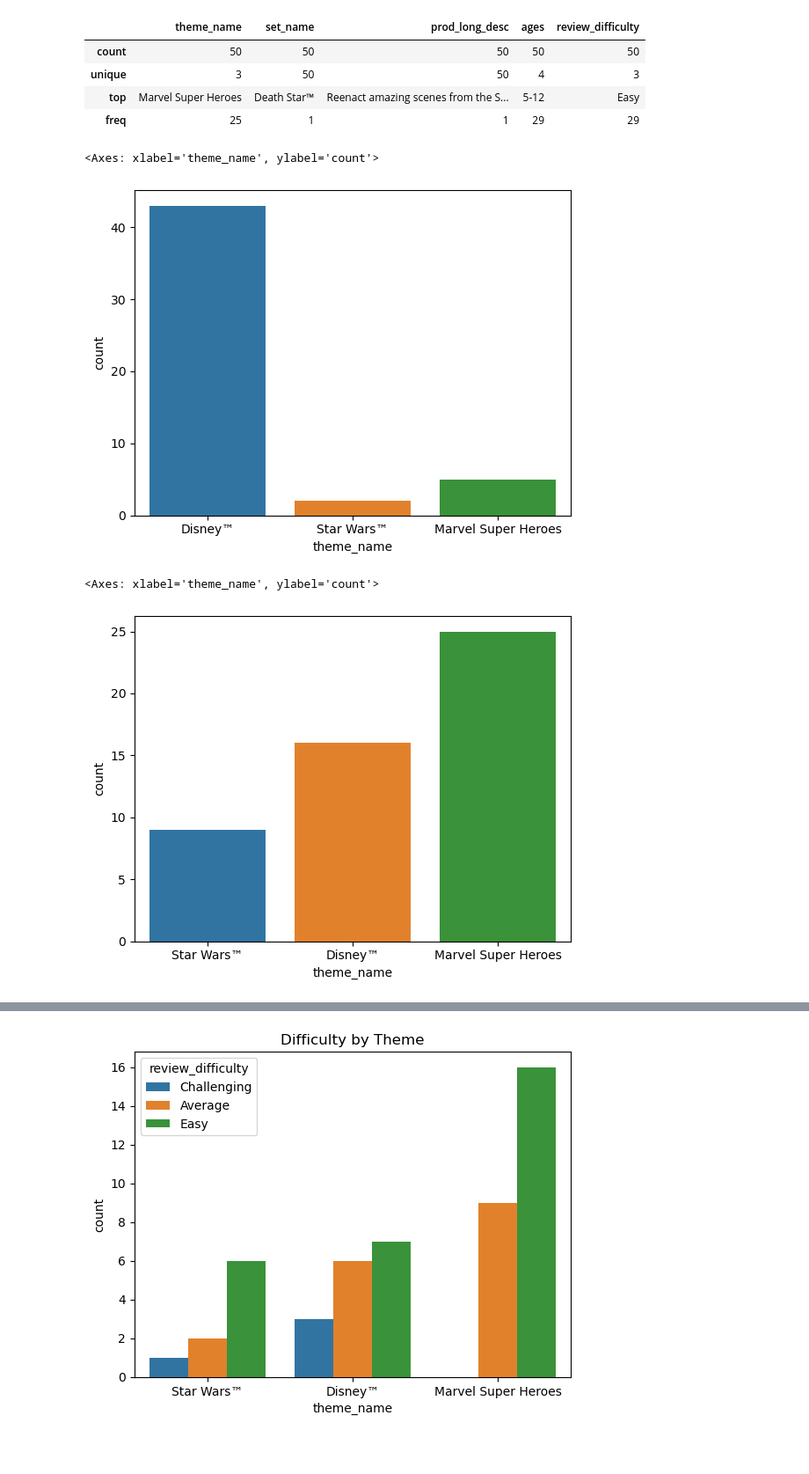
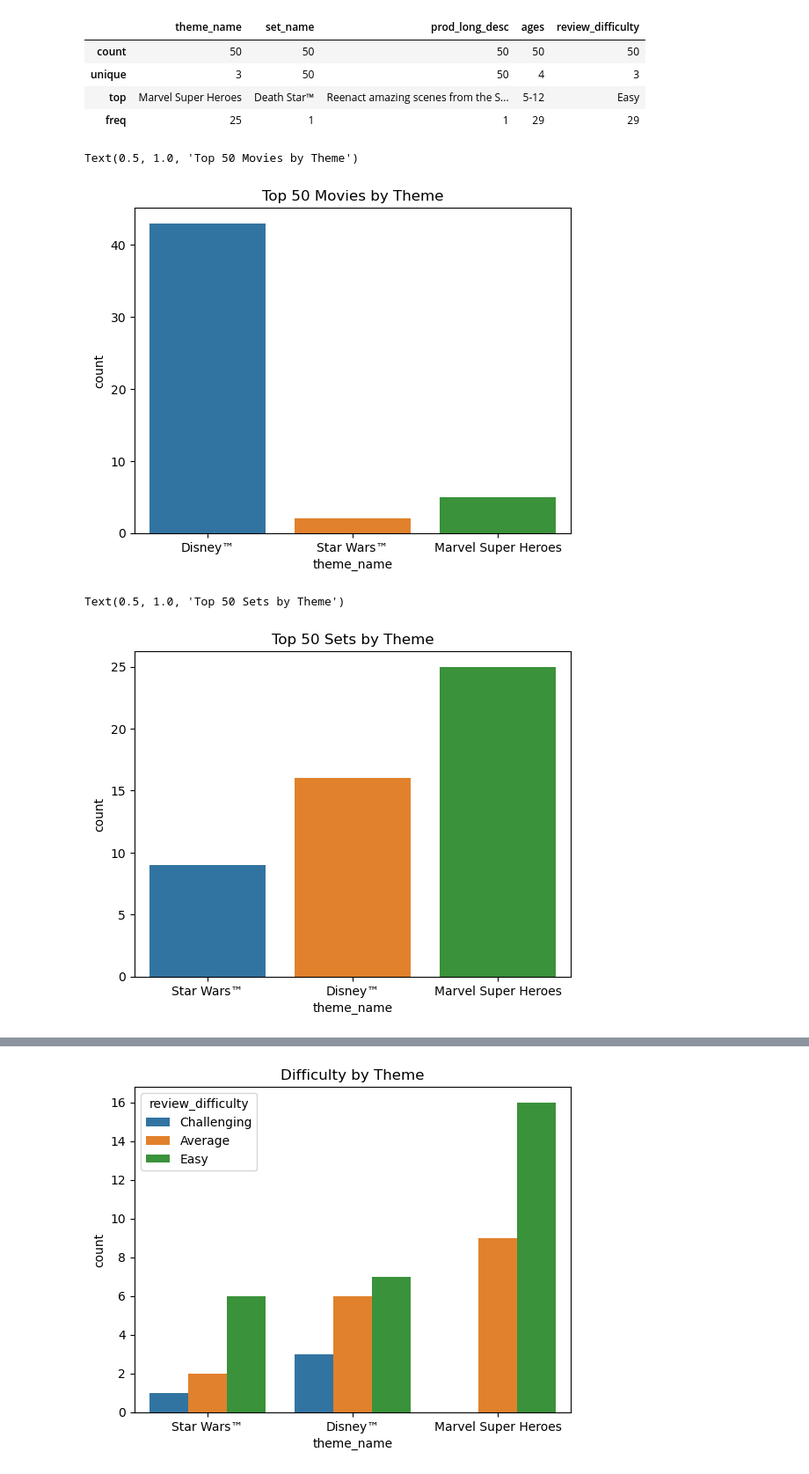
Before and after one commit to princessabrelli/Week_3_project, a Jupyter notebook: disney-legos.ipynb, the cells around one changed output, grey strips where cells are left out. Shown at 88% size. Cells and saved outputs as stored; diff of their text form; code cells hidden in the pictures; blank space fills up the shorter version.

```diff
--- a/disney-legos.ipynb
+++ b/disney-legos.ipynb
@@ -204,13 +346,15 @@ top_lego.describe(include= 'object')
 | freq | 25 | 1 | 1 | 29 | 29 |
 # %%
 sns.countplot(x='theme_name', data=top_50)
+plt.title('Top 50 Movies by Theme')
 # %% [output]
-<Axes: xlabel='theme_name', ylabel='count'>
+Text(0.5, 1.0, 'Top 50 Movies by Theme')
-[figure, old version]
+[figure, new version]
 # %%
 sns.countplot(x='theme_name', data=top_lego)
+plt.title('Top 50 Sets by Theme')
 # %% [output]
-<Axes: xlabel='theme_name', ylabel='count'>
+Text(0.5, 1.0, 'Top 50 Sets by Theme')
-[figure, old version]
+[figure, new version]
 # %%
 sns.countplot(x='theme_name', hue='ages', data=top_lego)
```
Also changed, not shown: parts of 10 cells of this notebook.
